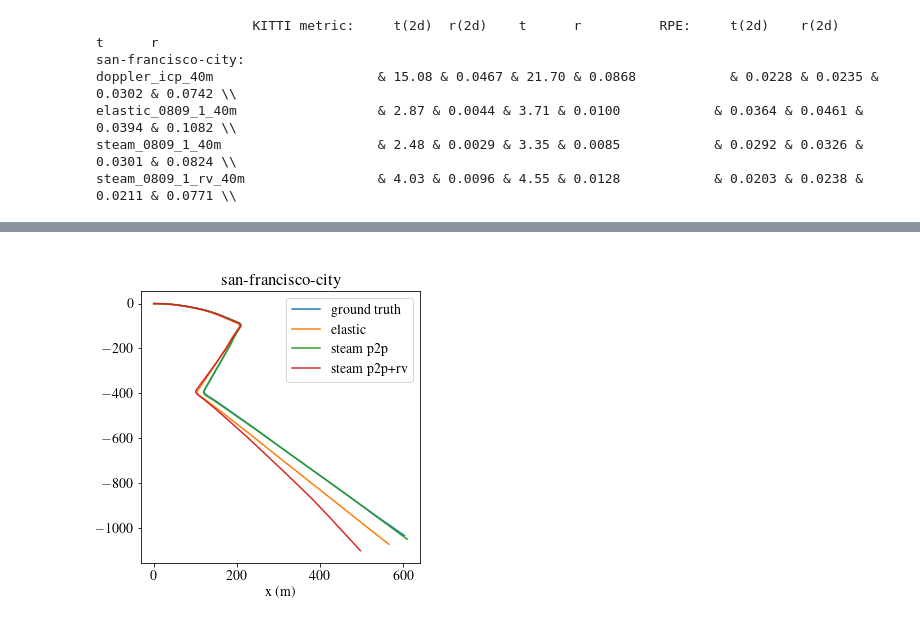
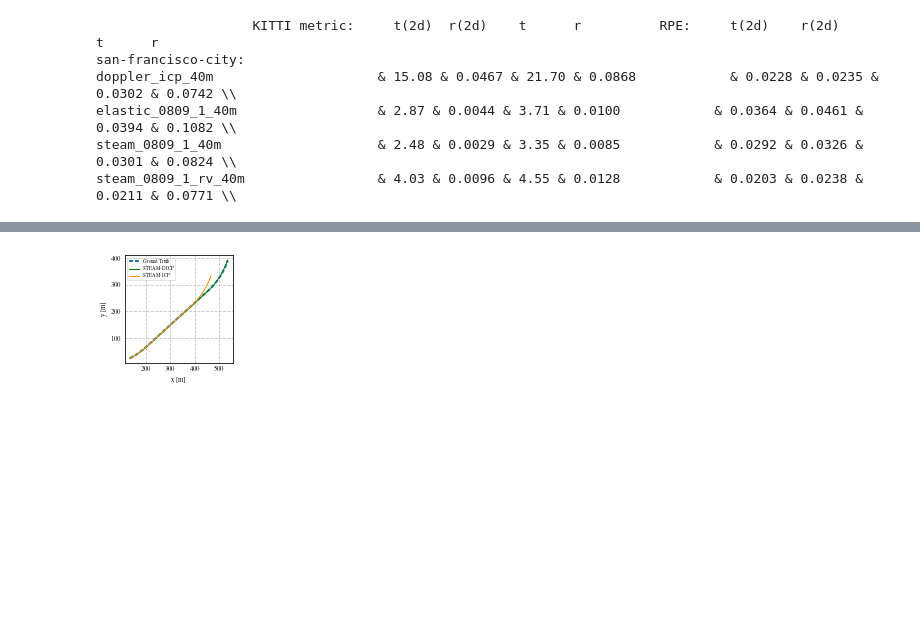
Before and after one commit to cheneyuwu/ct_icp, a Jupyter notebook: steam_icp/script/plot_dicp_poses.ipynb, the cells around one changed output, grey strips where cells are left out. Drawn from its saved outputs; the diff is of its cells as text; code cells hidden in the pictures; blank space fills up the shorter version.

```diff
--- a/steam_icp/script/plot_dicp_poses.ipynb
+++ b/steam_icp/script/plot_dicp_poses.ipynb
@@ -12,7 +12,7 @@ plt.rcParams.update({
     "text.usetex": True,
     "font.family": "serif",
     "font.serif": ["Times"],
-    'font.size': 14,
+    'font.size': 7,
 })
 
 import utils
@@ -53,17 +53,17 @@ def load_gt_poses(filename):
     return np.array(poses)
 
 
-def plot_steam_pred_poses(ax, pred_poses, gt_poses, label):
+def plot_steam_pred_poses(ax, pred_poses, gt_poses, label, color):
     T_gt_pred = gt_poses[0] @ npla.inv(pred_poses[0])
     pred_poses = T_gt_pred @ pred_poses
-    ax.plot(pred_poses[:, 0, 3], pred_poses[:, 1, 3], label=label)
+    ax.plot(pred_poses[:, 0, 3], pred_poses[:, 1, 3], label=label, linewidth=1.0, color=color)
 
 
 def plot_dicp_pred_poses(ax, filename, gt_poses, label):
     pred_poses = load_dicp_pred_poses(filename)
     T_gt_pred = gt_poses[0] @ npla.inv(pred_poses[0])
     pred_poses = T_gt_pred @ pred_poses
-    ax.plot(pred_poses[:, 0, 3], pred_poses[:, 1, 3], label=label)
+    ax.plot(pred_poses[:, 0, 3], pred_poses[:, 1, 3], label=label, linewidth=1.0)
 
 
 gt_path = '/media/yuchen/T7/ASRL/data/dicp'
@@ -262,33 +308,49 @@ FileNotFoundError: /home/yuchen/ASRL/temp/doppler_odometry/dicp/elastic_0809_1/s
 # %%
-fig, axs = plt.subplots(1, len(sequences), figsize=(len(sequences) * 5, 5))
-# fig.subplots_adjust(left=0.05, right=0.95, bottom=0.2, top=0.95, wspace=0.3, hspace=0.3)
+sequences = [
+    # 'bunker-road',
+    # 'bunker-road-vehicles',
+    'robin-williams-tunnel',
+    # 'brisbane-lagoon-freeway',
+    # 'san-francisco-city',
+]
+
+fig, axs = plt.subplots(1, len(sequences), figsize=(2, 2))
+fig.subplots_adjust(left=0.2, right=0.95, bottom=0.2, top=0.95, wspace=0.25, hspace=0.25)
 
 for i, sequence in enumerate(sequences):
     ax = axs[i] if len(sequences) > 1 else axs
 
-    gt_poses = load_gt_poses(osp.join(gt_path, sequence, 'ref_poses.txt'))
-    ax.plot(gt_poses[:, 0, 3], gt_poses[:, 1, 3], label='ground truth')
+    gt_poses = load_gt_poses(osp.join(gt_path, sequence, 'ref_poses.txt'))[60:]
+    ax.plot(gt_poses[:, 0, 3], gt_poses[:, 1, 3], "--", label='Ground Truth', linewidth=2.0, dashes=(2, 1))
 
-    pred_file = 'elastic'
-    pred_poses = load_steam_pred_poses(osp.join(pred_path, pred_file, sequence+'_poses.txt'))
-    plot_steam_pred_poses(ax, pred_poses, gt_poses, 'elastic')
+    # pred_file = 'doppler_icp_full_range'
+    # pred_poses = load_steam_pred_poses(osp.join(pred_path, pred_file, sequence+'_poses.txt'))[60:]
+    # plot_steam_pred_poses(ax, pred_poses, gt_poses, 'doppler')
 
-    pred_file = 'steam_0809_1_40m'
-    pred_poses = load_steam_pred_poses(osp.join(pred_path, pred_file, sequence+'_poses.txt'))
-    plot_steam_pred_poses(ax, pred_poses, gt_poses, 'steam p2p')
+    # pred_file = 'elastic_0808_1'
+    # pred_poses = load_steam_pred_poses(osp.join(pred_path, pred_file, sequence+'_poses.txt'))[60:]
+    # plot_steam_pred_poses(ax, pred_poses, gt_poses, 'elastic')
 
-    pred_file = 'steam_0809_1_rv_40m'
-    pred_poses = load_steam_pred_poses(osp.join(pred_path, pred_file, sequence+'_poses.txt'))
-    plot_steam_pred_poses(ax, pred_poses, gt_poses, 'steam p2p+rv')
+    pred_file = 'steam_0809_1_rv'
+    pred_poses = load_steam_pred_poses(osp.join(pred_path, pred_file, sequence+'_poses.txt'))[60:]
+    plot_steam_pred_poses(ax, pred_poses, gt_poses, 'STEAM-DICP', 'green')
 
-    ax.set_xlabel('x (m)')
-    ax.set_ylabel('y (m)')
-    ax.set_title(sequence)
-    ax.legend()
+    pred_file = 'steam_0809_1'
+    pred_poses = load_steam_pred_poses(osp.join(pred_path, pred_file, sequence+'_poses.txt'))[60:]
+    plot_steam_pred_poses(ax, pred_poses, gt_poses, 'STEAM-ICP', 'darkorange')
 
+    ax.set_xlabel('x [m]')
+    ax.set_ylabel('y [m]')
+    # ax.set_title(sequence)
+    ax.grid(which='both', linestyle='--', alpha=0.75)
+    # ax.set_aspect('equal', 'box')
+    ax.legend(framealpha=0.5, fontsize=5)
+    ax.tick_params(axis=u'both', which=u'both',length=0)
+
+plt.savefig('/home/yuchen/ASRL/notes/2023-icra-wu/figs/seq02_path.pdf', format="pdf", bbox_inches="tight")
 plt.show()
 # %% [output]
-[figure, old version]
+[figure, new version]
 # %%
 fig, ax = plt.subplots(3, 2, figsize=(16, 12))
 
```
Also changed, not shown: parts of 5 cells of this notebook, 6 other files.
